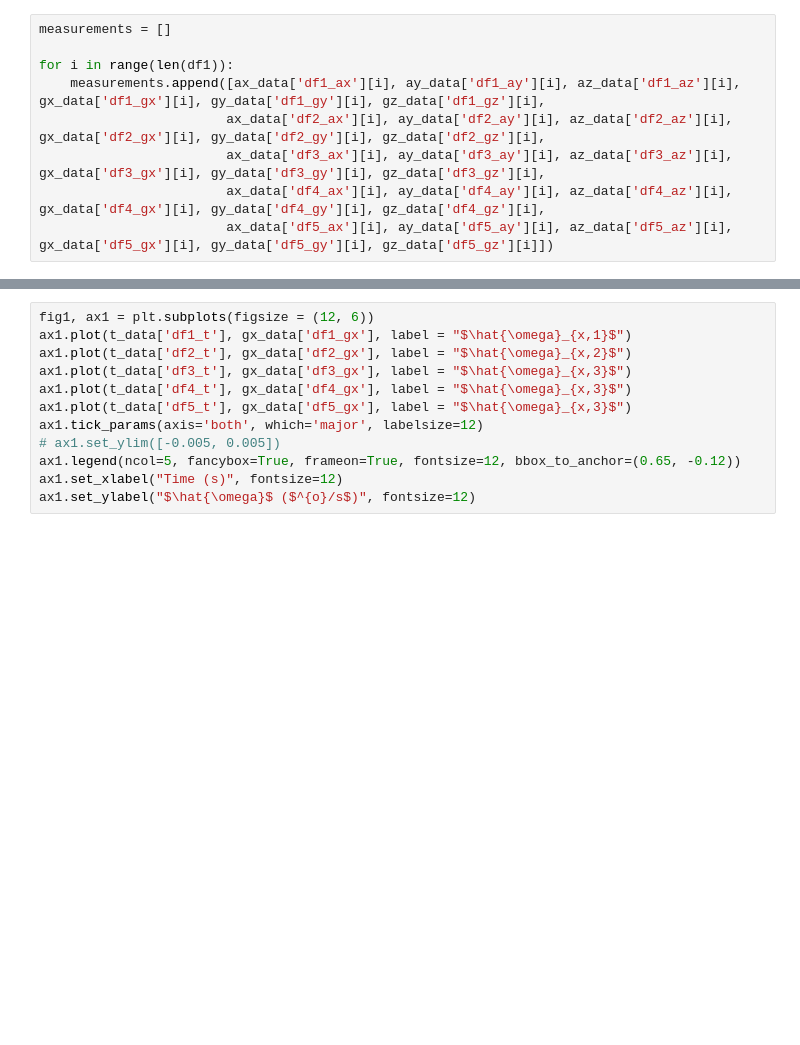
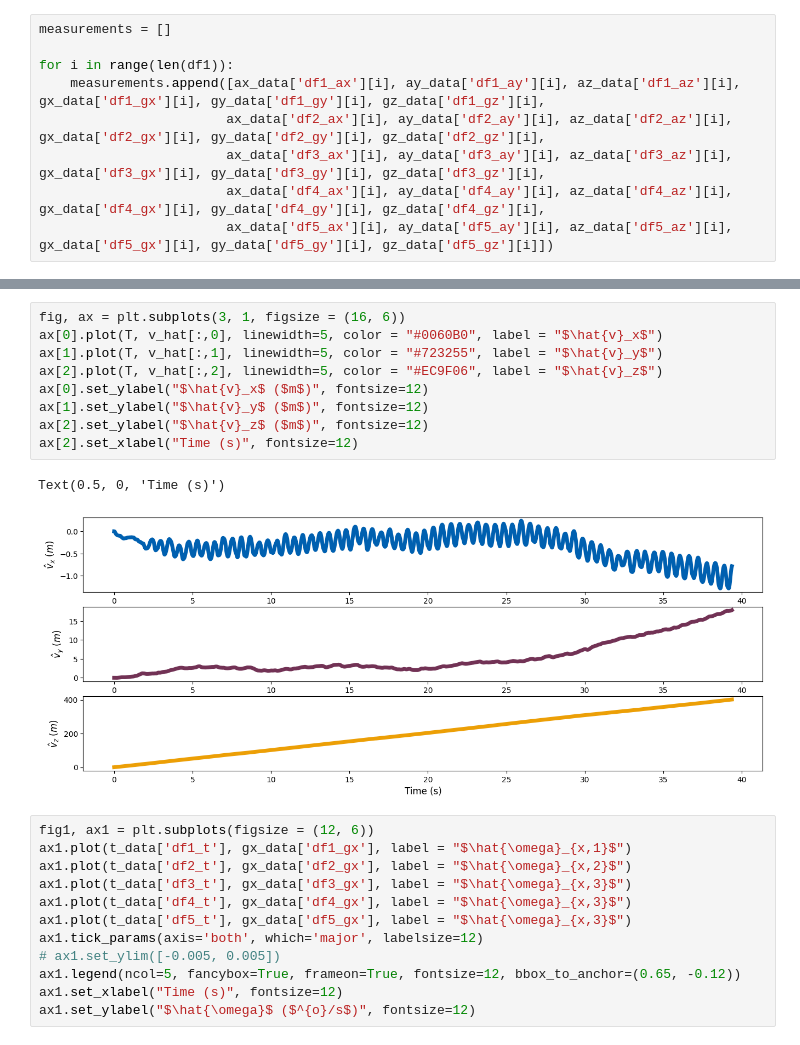
Before and after one commit to schoi355/multi_imu_fusion, a Jupyter notebook: MagPIE/inertial_navigation.ipynb, the cells around one changed output, grey strips where cells are left out. Drawn from its saved outputs; the diff is of its cells as text; blank space fills up the shorter version.

```diff
--- a/MagPIE/inertial_navigation.ipynb
+++ b/MagPIE/inertial_navigation.ipynb
@@ -358,3 +371,15 @@ t = df["t"].tolist()
+# %%
+fig, ax = plt.subplots(3, 1, figsize = (16, 6))
+ax[0].plot(T, v_hat[:,0], linewidth=5, color = "#0060B0", label = "$\hat{v}_x$")
+ax[1].plot(T, v_hat[:,1], linewidth=5, color = "#723255", label = "$\hat{v}_y$")
+ax[2].plot(T, v_hat[:,2], linewidth=5, color = "#EC9F06", label = "$\hat{v}_z$")
+ax[0].set_ylabel("$\hat{v}_x$ ($m$)", fontsize=12)
+ax[1].set_ylabel("$\hat{v}_y$ ($m$)", fontsize=12)
+ax[2].set_ylabel("$\hat{v}_z$ ($m$)", fontsize=12)
+ax[2].set_xlabel("Time (s)", fontsize=12)
+# %% [output]
+Text(0.5, 0, 'Time (s)')
+[figure, added]
 # %%
 fig1, ax1 = plt.subplots(figsize = (12, 6))
 ax1.plot(t_data['df1_t'], gx_data['df1_gx'], label = "$\hat{\omega}_{x,1}$")
```
Also changed, not shown: parts of 6 cells of this notebook, 1 other file.
